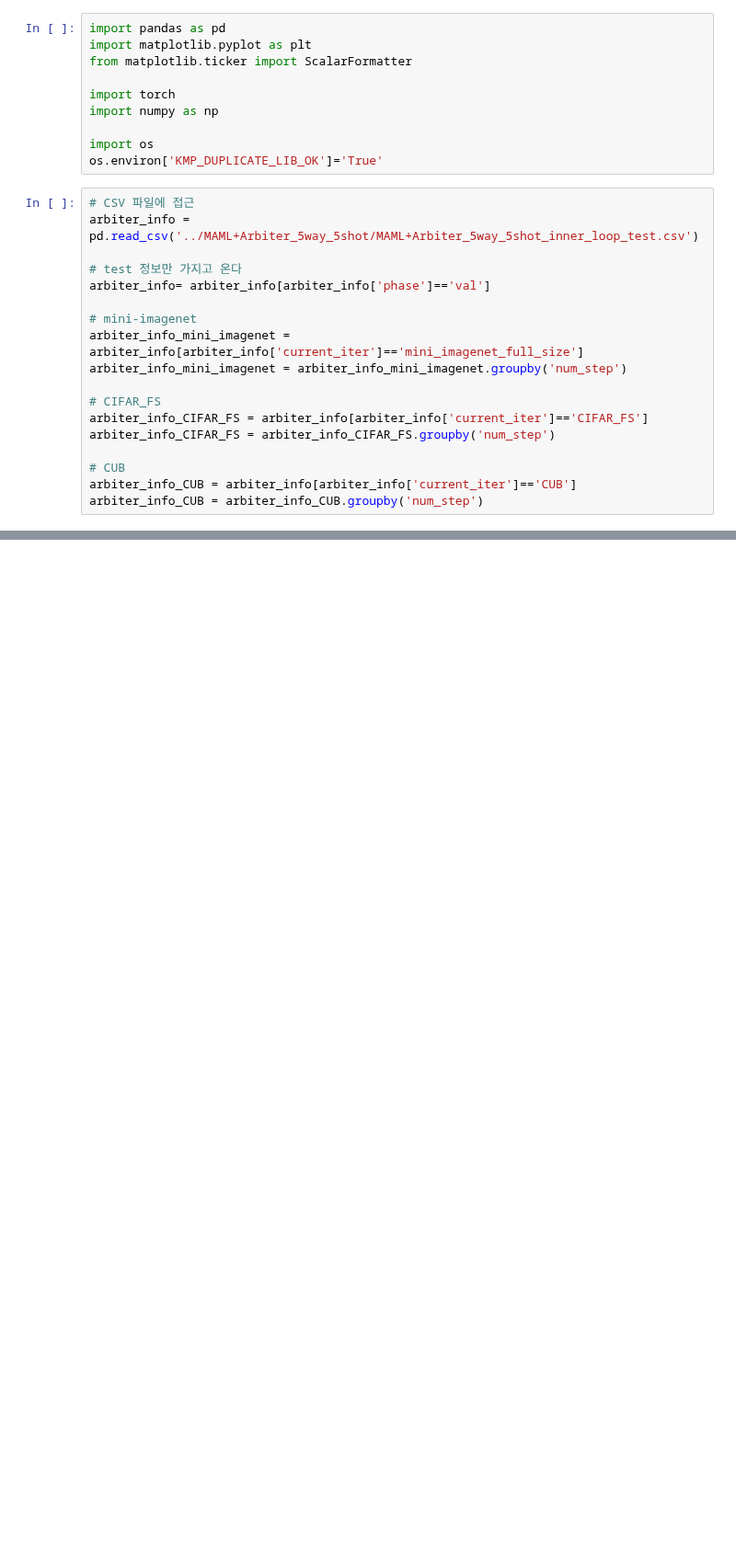
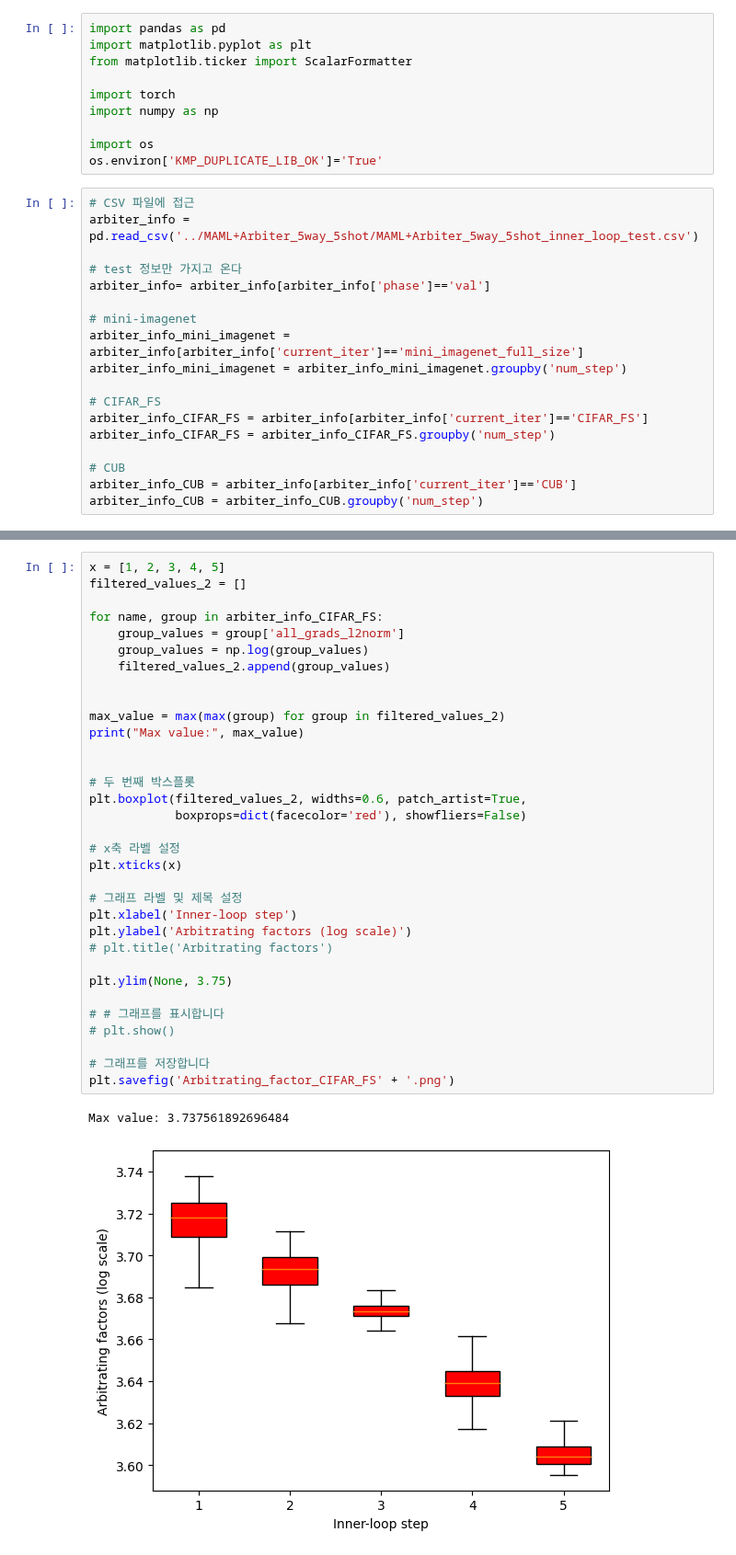
Before and after one commit to SKKUJMLim/MAML, a Jupyter notebook: Test_jupyternotebook/Arbitrating_factor.ipynb, the cells around one changed output, grey strips where cells are left out. Shown at 92% size. Cells and saved outputs as stored; diff of their text form; blank space fills up the shorter version.

Commit message:
Arbitrating factor for ablation study

```diff
--- a/Test_jupyternotebook/Arbitrating_factor.ipynb
+++ b/Test_jupyternotebook/Arbitrating_factor.ipynb
@@ -124,0 +100,36 @@ plt.savefig('Arbitrating_factor_CUB' + '.png')
+# %%
+x = [1, 2, 3, 4, 5]
+filtered_values_2 = []
+
+for name, group in arbiter_info_CIFAR_FS:
+    group_values = group['all_grads_l2norm']
+    group_values = np.log(group_values)
+    filtered_values_2.append(group_values)
+
+
+max_value = max(max(group) for group in filtered_values_2)
+print("Max value:", max_value)
+
+
+# 두 번째 박스플롯
+plt.boxplot(filtered_values_2, widths=0.6, patch_artist=True,
+            boxprops=dict(facecolor='red'), showfliers=False)
+
+# x축 라벨 설정
+plt.xticks(x)
+
+# 그래프 라벨 및 제목 설정
+plt.xlabel('Inner-loop step')
+plt.ylabel('Arbitrating factors (log scale)')
+# plt.title('Arbitrating factors')
+
+plt.ylim(None, 3.75)
+
+# # 그래프를 표시합니다
+# plt.show()
+
+# 그래프를 저장합니다
+plt.savefig('Arbitrating_factor_CIFAR_FS' + '.png')
+# %% [output]
+Max value: 3.737561892696484
+[figure, new version]
```
Also changed, not shown: parts of 3 cells of this notebook.
